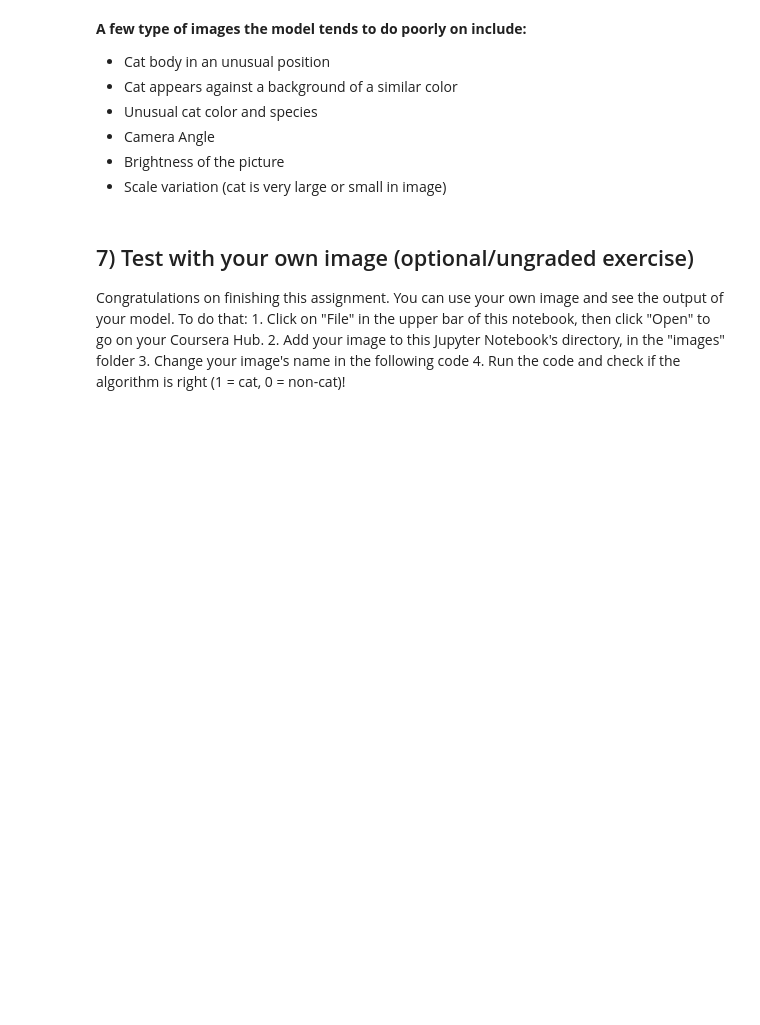
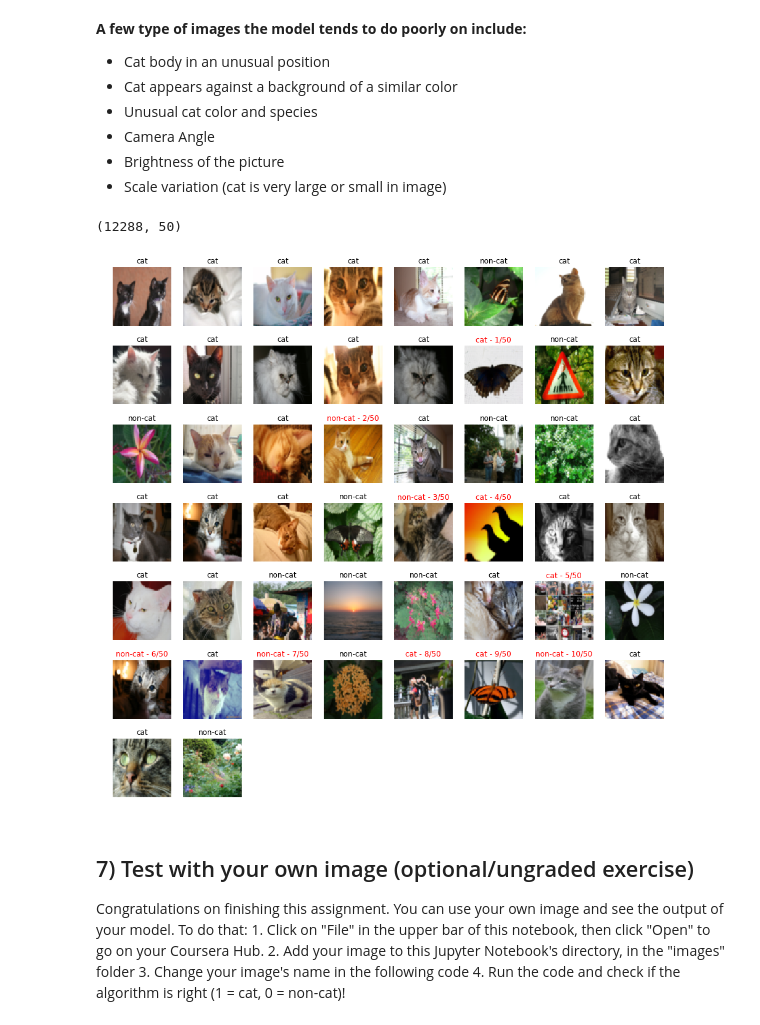
Before and after one commit to Eduzc07/deeplearning, a Jupyter notebook: DeepLearning.ai/1-Neural Networks and Deep Learning/Uebung/week4/Assignment 2/Deep+Neural+Network+-+Application+v3.ipynb, the cells around one changed output. Saved outputs shown, nothing was run; the diff lists cells and outputs as text; code cells hidden in the pictures; blank space fills up the shorter version.

```diff
--- a/DeepLearning.ai/1-Neural Networks and Deep Learning/Uebung/week4/Assignment 2/Deep+Neural+Network+-+Application+v3.ipynb
+++ b/DeepLearning.ai/1-Neural Networks and Deep Learning/Uebung/week4/Assignment 2/Deep+Neural+Network+-+Application+v3.ipynb
@@ -541,6 +591,48 @@ print_mislabeled_images(classes, test_x, test_y, pred_test)
 - Camera Angle
 - Brightness of the picture
 - Scale variation (cat is very large or small in image)
+# %%
+##Plot
+fig = plt.figure(figsize=(16, 16))
+columns = 8
+rows = 7
+num = 0
+fail = 0
+print(test_x.shape)
+for i in range(0, 50):
+    index = i
+    image = test_x[:,index].reshape((num_px, num_px, 3))
+
+    ##TEST
+    # Predict test/train set examples (≈ 2 lines of code)
+    Y_prediction_test = predict(test_x, test_y, parameters, False)
+    fy = int(Y_prediction_test[:, index])
+
+    #Real
+    y = int(test_y[:, index])
+
+    #name = "y = " + str(fy) + ", it is a \"" + classes[fy].decode("utf-8") +  "\" picture."
+    if (y != fy):
+        fail += 1
+        name = classes[fy].decode("utf-8") + " - " +str(fail) + "/" + str(test_x.shape[1])
+    else:
+        name = classes[fy].decode("utf-8")
+    num += 1
+    fig.add_subplot(rows, columns, num)
+
+    plt.axis('off')
+    title_obj = plt.title(name)
+
+    ##Check if it is correct
+    if (y != fy):
+        plt.setp(title_obj, color='r', fontsize=12)         #set the color of title to red
+
+    plt.imshow(image)
+
+plt.show()
+# %% [output]
+(12288, 50)
+[figure, added]
 # %% [markdown]
 ## 7) Test with your own image (optional/ungraded exercise) ##
 
```
Also changed, not shown: parts of 5 cells of this notebook, 4 other files.
